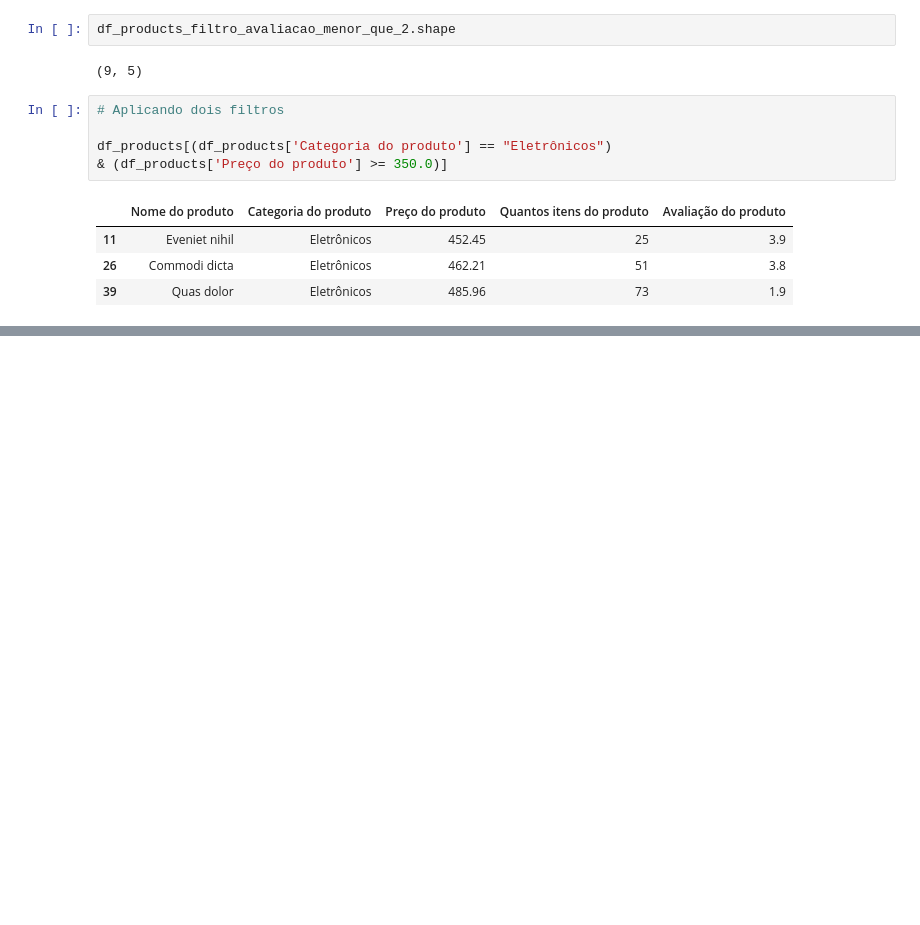
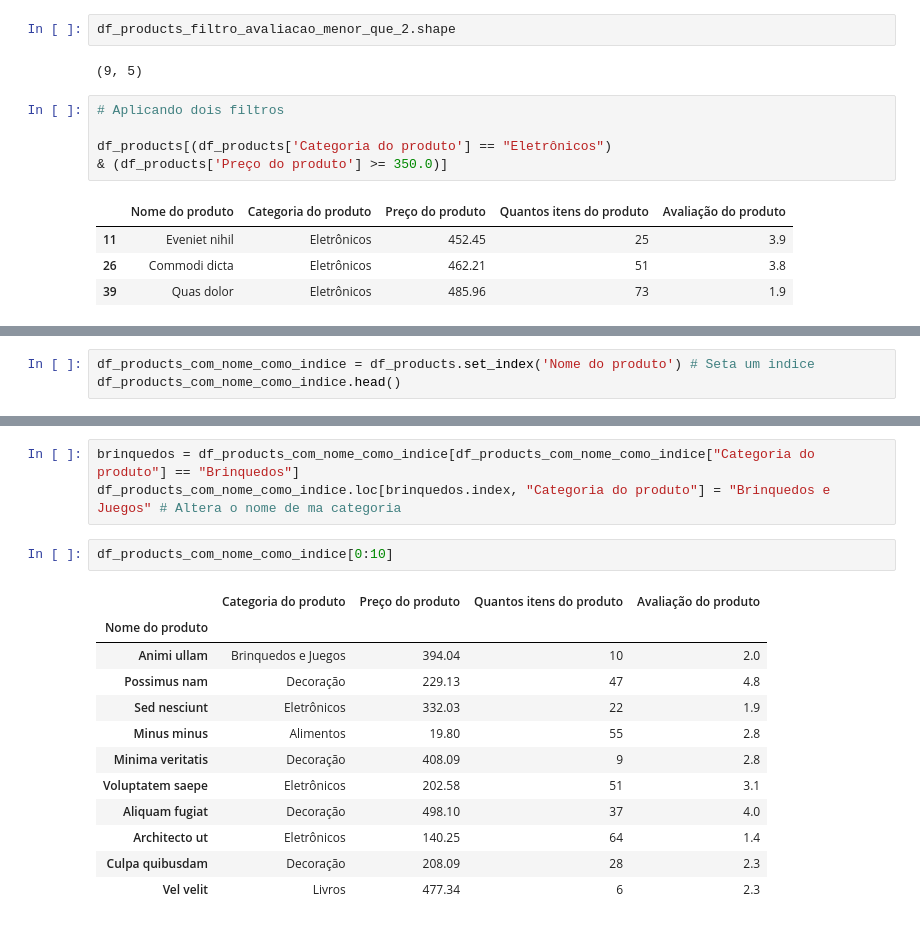
Before and after one commit to Bodegami/formacao-especialista-em-ia, a Jupyter notebook: python-ia-aplicada/Python_applied_ai.ipynb, the cells around one changed output, grey strips where cells are left out. Cells and saved outputs as stored; diff of their text form; blank space fills up the shorter version.

```diff
--- a/python-ia-aplicada/Python_applied_ai.ipynb
+++ b/python-ia-aplicada/Python_applied_ai.ipynb
@@ -1535,0 +1566,3 @@ df_products[(df_products['Categoria do produto'] == "Eletrônicos")
+# %%
+df_products_com_nome_como_indice = df_products.set_index('Nome do produto') # Seta um indice
+df_products_com_nome_como_indice.head()
@@ -1535,0 +1630,18 @@ df_products[(df_products['Categoria do produto'] == "Eletrônicos")
+# %%
+brinquedos = df_products_com_nome_como_indice[df_products_com_nome_como_indice["Categoria do produto"] == "Brinquedos"]
+df_products_com_nome_como_indice.loc[brinquedos.index, "Categoria do produto"] = "Brinquedos e Juegos" # Altera o nome de ma categoria
+# %%
+df_products_com_nome_como_indice[0:10]
+# %% [output]
+|  | Categoria do produto | Preço do produto | Quantos itens do produto | Avaliação do produto |
+| Nome do produto |  |  |  |  |
+| Animi ullam | Brinquedos e Juegos | 394.04 | 10 | 2.0 |
+| Possimus nam | Decoração | 229.13 | 47 | 4.8 |
+| Sed nesciunt | Eletrônicos | 332.03 | 22 | 1.9 |
+| Minus minus | Alimentos | 19.80 | 55 | 2.8 |
+| Minima veritatis | Decoração | 408.09 | 9 | 2.8 |
+| Voluptatem saepe | Eletrônicos | 202.58 | 51 | 3.1 |
+| Aliquam fugiat | Decoração | 498.10 | 37 | 4.0 |
+| Architecto ut | Eletrônicos | 140.25 | 64 | 1.4 |
+| Culpa quibusdam | Decoração | 208.09 | 28 | 2.3 |
+| Vel velit | Livros | 477.34 | 6 | 2.3 |
```
Also changed, not shown: parts of 9 cells of this notebook.
